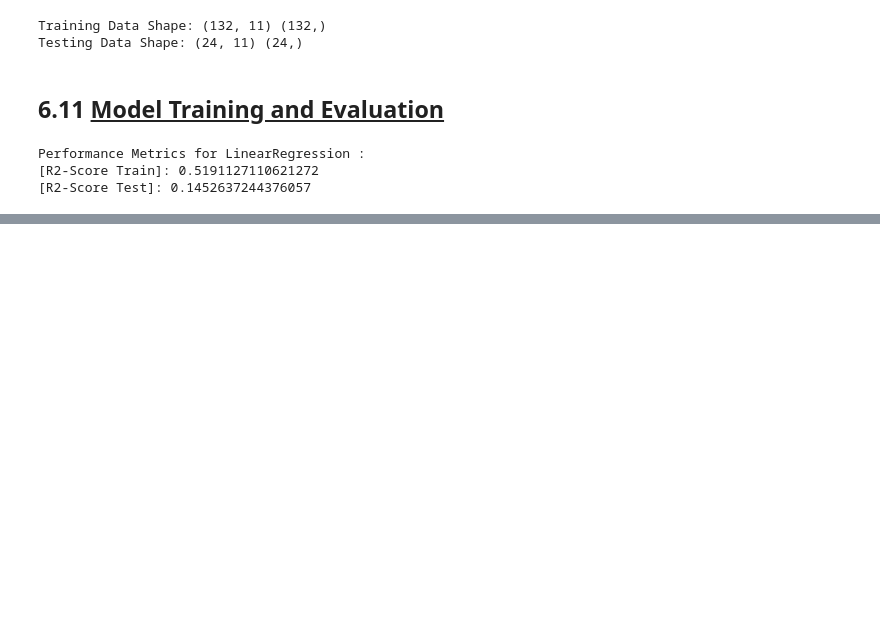
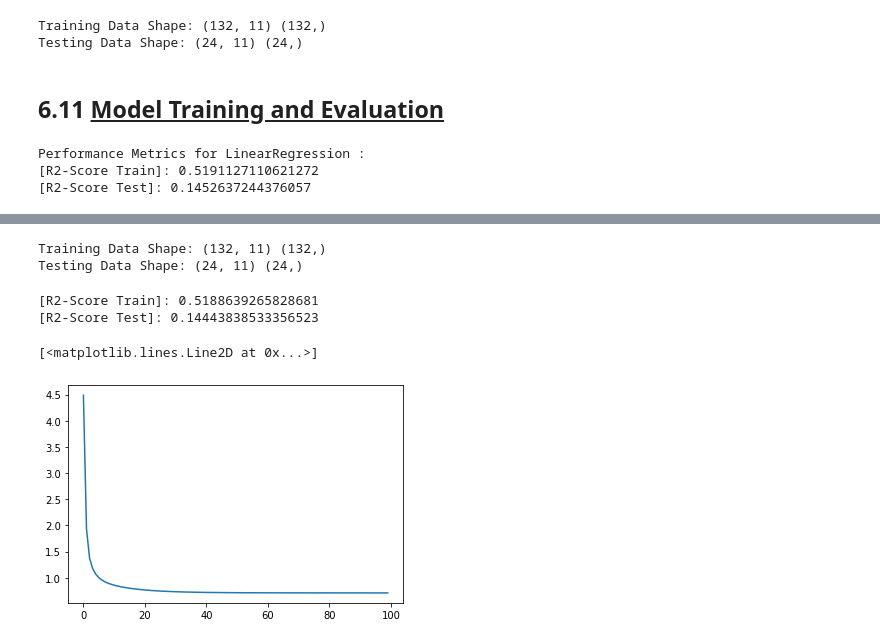
Before and after one commit to Ishankoradia/ML-Concepts-and-Algorithms, a Jupyter notebook: Linear Regression.ipynb, the cells around one changed output, grey strips where cells are left out. Cells and saved outputs as stored; diff of their text form; code cells hidden in the pictures; blank space fills up the shorter version.

Commit message:
Regression using gradient descent

```diff
--- a/Linear Regression.ipynb
+++ b/Linear Regression.ipynb
@@ -498,0 +563,71 @@ Performance Metrics for LinearRegression :
+# %%
+print('Training Data Shape:', X_train.shape, y_train.shape)
+print('Testing Data Shape:', X_test.shape, y_test.shape)
+# %% [output]
+Training Data Shape: (132, 11) (132,)
+Testing Data Shape: (24, 11) (24,)
+# %%
+############### to run this you need have your data ready i.e. X_train, X_test, y_train, y_test   #############
+
+
+### No of predictors is the no of columns in X_train
+p = X_train.shape[1]
+
+### No of observations in train data
+n = X_train.shape[0]
+
+### Initialize the coefficients vector beta
+B = np.random.rand(p+1)
+
+### Iterations for which we want to loop
+epochs = 100
+
+### Initialize a loss vector so that we can save the loss at each iteration and plot it later
+loss = np.zeros(epochs)
+
+### Define the learning rate alpha
+alpha = 0.1
+
+### Convert the data into numpy array to do linear matrix operations
+X_train_numpy = X_train.copy()
+X_train_numpy.insert(0, 'dummy', 1)
+X = X_train_numpy.to_numpy() # converting dataframe into numpy array
+y_true = y_train.copy().to_numpy()
+
+### Initialize the gradients vector
+D = np.zeros(len(beta))
+
+for i in range(epochs):
+    ### predict y from our regression line equation
+    y_hat = np.matmul(X, B)
+
+    ### compute the RMSE loss
+    L = np.sqrt( np.mean( ( y_true - y_hat )**2 ) )
+    loss[i] = L
+
+    ### compute the gradients for the current iteration
+    D = (-2/n) * np.matmul(np.transpose(X), (y_true - y_hat))
+
+    ### update the coefficients using this gradient
+    B = B - alpha * D
+
+
+### our optimized coefficients are lying in B. Lets do prediction on the test set\
+X_test_numpy = X_test.copy()
+X_test_numpy.insert(0, 'dummy', 1)
+X_test_np = X_test_numpy.to_numpy() # converting dataframe into numpy array
+y_pred = np.matmul(X_test_np, B)
+
+### calculating the accuracy
+y_test_np = y_test.copy().to_numpy()
+print('[R2-Score Train]:', r2_score(y_true, np.matmul(X, B)))
+print('[R2-Score Test]:', r2_score(y_test_np, y_pred))
+
+
+### plot the loss
+plt.plot(loss)
+# %% [output]
+[R2-Score Train]: 0.5188639265828681
+[R2-Score Test]: 0.14443838533356523
+[<matplotlib.lines.Line2D at 0x...>]
+[figure, added]
```
Also changed, not shown: parts of 2 cells of this notebook.
